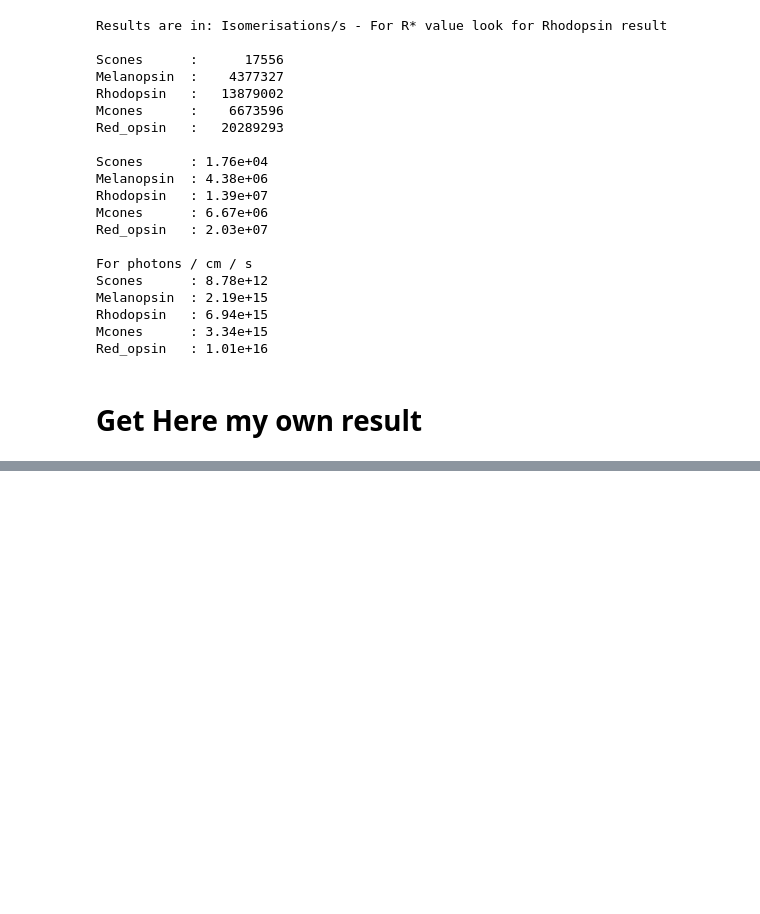
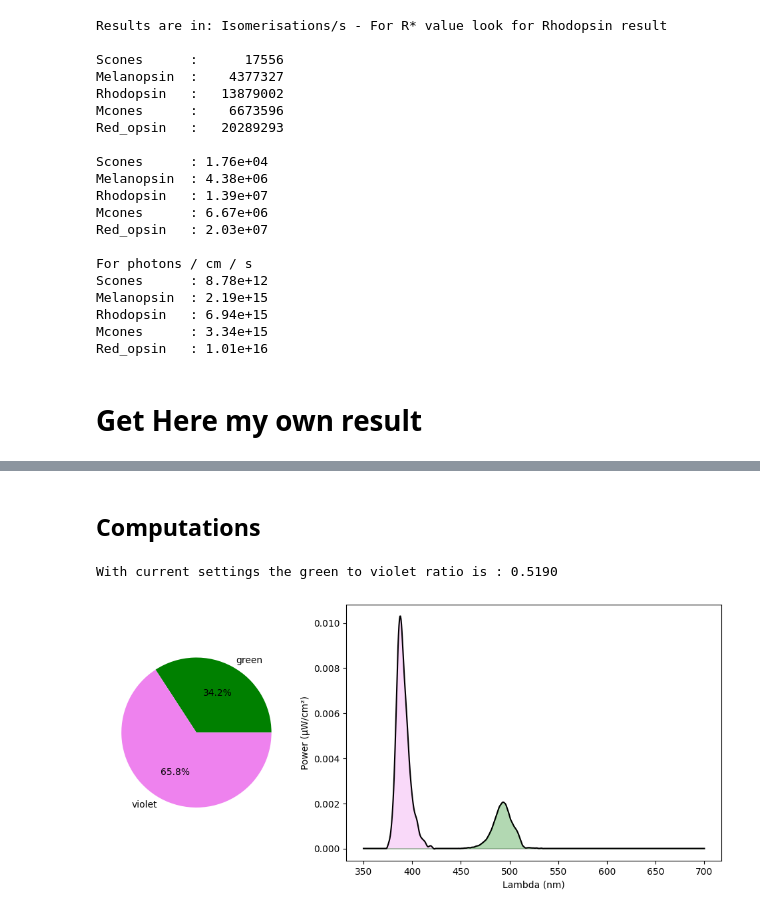
Before and after one commit to FilippoCastellani/photoreceptor_isomerisation, a Jupyter notebook: Calculate_isomerizations.ipynb, the cells around one changed output, grey strips where cells are left out. Saved outputs shown, nothing was run; the diff lists cells and outputs as text; code cells hidden in the pictures; blank space fills up the shorter version.

```diff
--- a/Calculate_isomerizations.ipynb
+++ b/Calculate_isomerizations.ipynb
@@ -520,0 +455,37 @@ Red_opsin   : 1.80e+02
+# %% [markdown]
+## Computations
+# %%
+# Filippo
+#----------------------------------------
+violet = 0.0042
+blue   = 0
+green  = 0.00218
+yellow = 0
+red    = 0
+
+my_light = LEDs[0]*violet + LEDs[1]*blue + LEDs[2]*green + LEDs[3]*yellow + LEDs[4]*red
+r = green/violet
+
+print('With current settings the green to violet ratio is :' , "{:.4f}".format(r))
+
+perc_green = green/(green+violet)
+perc_violet = violet/(green+violet)
+
+fig, ax = plt.subplots(figsize=(12, 5), ncols = 2, nrows = 1, gridspec_kw={'width_ratios': [1, 2]})
+
+# pie plot
+pie_data = [perc_green,perc_violet]
+labels = ['green','violet']
+pie_colors = ['green','violet']
+
+ax[0].pie(pie_data,labels=labels,autopct='%1.1f%%', colors=pie_colors)
+
+ax[1].plot(x,my_light, 'k')
+ax[1].set_xlabel('Lambda (nm)')
+ax[1].set_ylabel('Power (µW/cm²)')
+ax[1].fill_between(x,0,LEDs[0]*violet,alpha=0.3, color='violet')
+ax[1].fill_between(x,0,LEDs[2]*green,alpha=0.3, color='green')
+fig = plt.gcf()
+# %% [output]
+With current settings the green to violet ratio is : 0.5190
+[figure, added]
```
Also changed, not shown: parts of 25 cells of this notebook, 1 other file.
